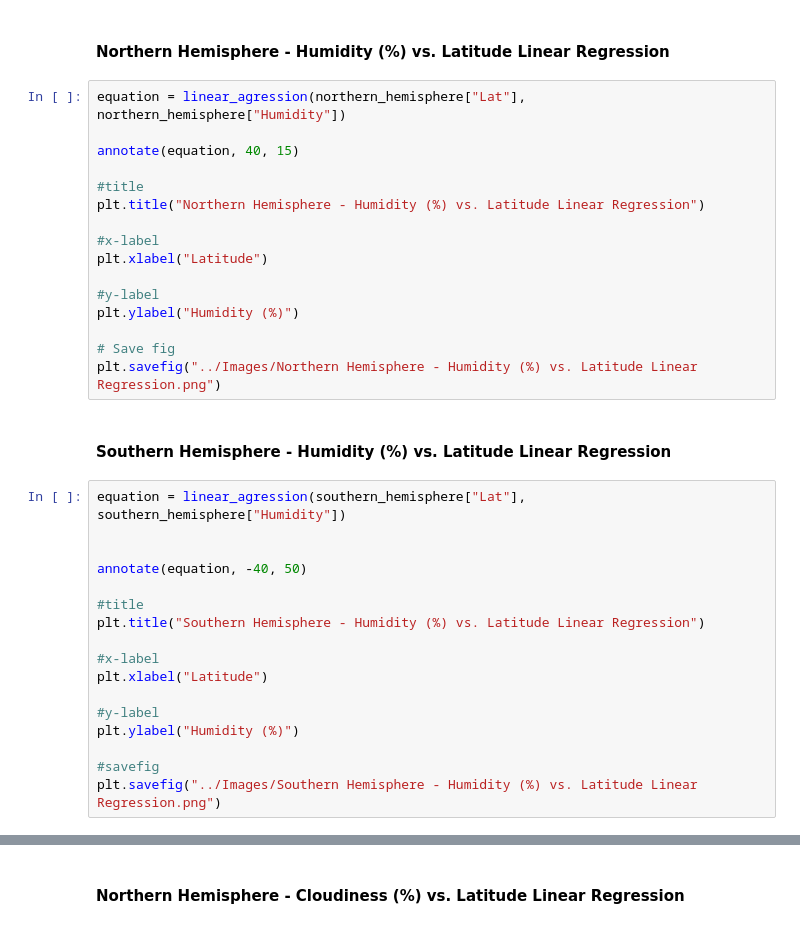
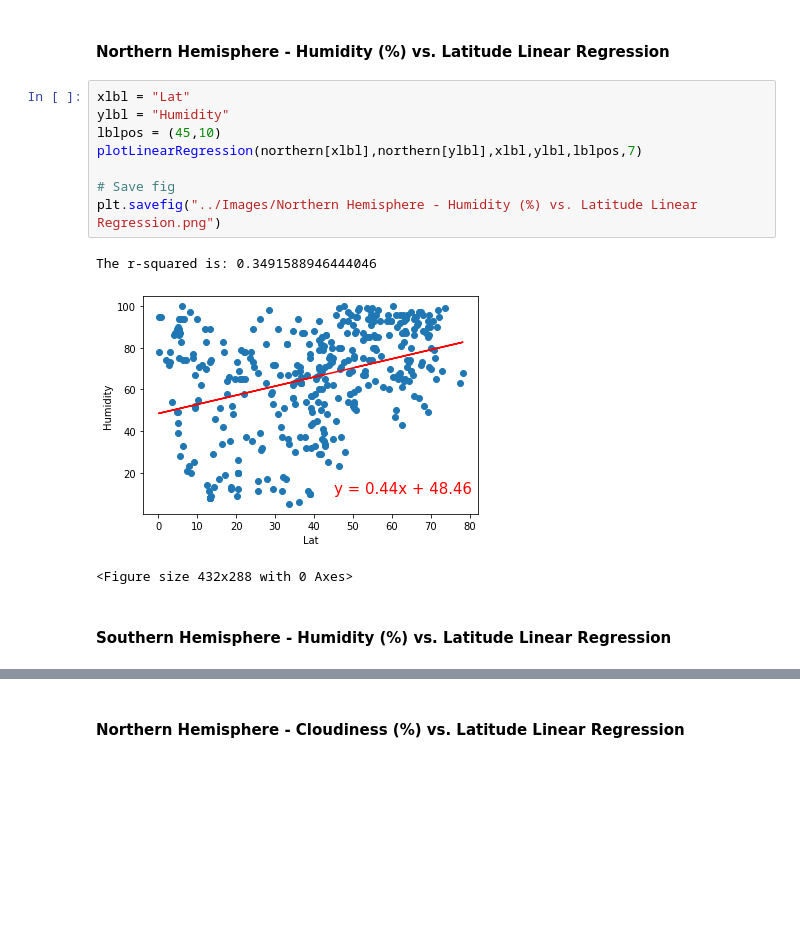
Before and after one commit to tstenner1/Scatter-Plots-and-Heat-Maps-using-API, a Jupyter notebook: starter_code/WeatherPy.ipynb, the cells around one changed output, grey strips where cells are left out. Drawn from its saved outputs; the diff is of its cells as text; blank space fills up the shorter version.

```diff
--- a/starter_code/WeatherPy.ipynb
+++ b/starter_code/WeatherPy.ipynb
@@ -281,37 +308,16 @@ plt.savefig("../Images/Southern Hemisphere - Max Temperature vs. Latitude Linear
 # %% [markdown]
 ####  Northern Hemisphere - Humidity (%) vs. Latitude Linear Regression
-# %%
-equation = linear_agression(northern_hemisphere["Lat"], northern_hemisphere["Humidity"])
-
-annotate(equation, 40, 15)
-
-#title
-plt.title("Northern Hemisphere - Humidity (%) vs. Latitude Linear Regression")
-
-#x-label
-plt.xlabel("Latitude")
-
-#y-label
-plt.ylabel("Humidity (%)")
-
-# Save fig
-plt.savefig("../Images/Northern Hemisphere - Humidity (%) vs. Latitude Linear Regression.png")
+# %%
+xlbl = "Lat"
+ylbl = "Humidity"
+lblpos = (45,10)
+plotLinearRegression(northern[xlbl],northern[ylbl],xlbl,ylbl,lblpos,7)
+
+# Save fig
+plt.savefig("../Images/Northern Hemisphere - Humidity (%) vs. Latitude Linear Regression.png")
+# %% [output]
+The r-squared is: 0.3491588946444046
+[figure, added]
+<Figure size 432x288 with 0 Axes>
 # %% [markdown]
 ####  Southern Hemisphere - Humidity (%) vs. Latitude Linear Regression
-# %%
-equation = linear_agression(southern_hemisphere["Lat"], southern_hemisphere["Humidity"])
-
-
-annotate(equation, -40, 50)
-
-#title
-plt.title("Southern Hemisphere - Humidity (%) vs. Latitude Linear Regression")
-
-#x-label
-plt.xlabel("Latitude")
-
-#y-label
-plt.ylabel("Humidity (%)")
-
-#savefig
-plt.savefig("../Images/Southern Hemisphere - Humidity (%) vs. Latitude Linear Regression.png")
```
Also changed, not shown: parts of 23 cells of this notebook, 17 other files.
